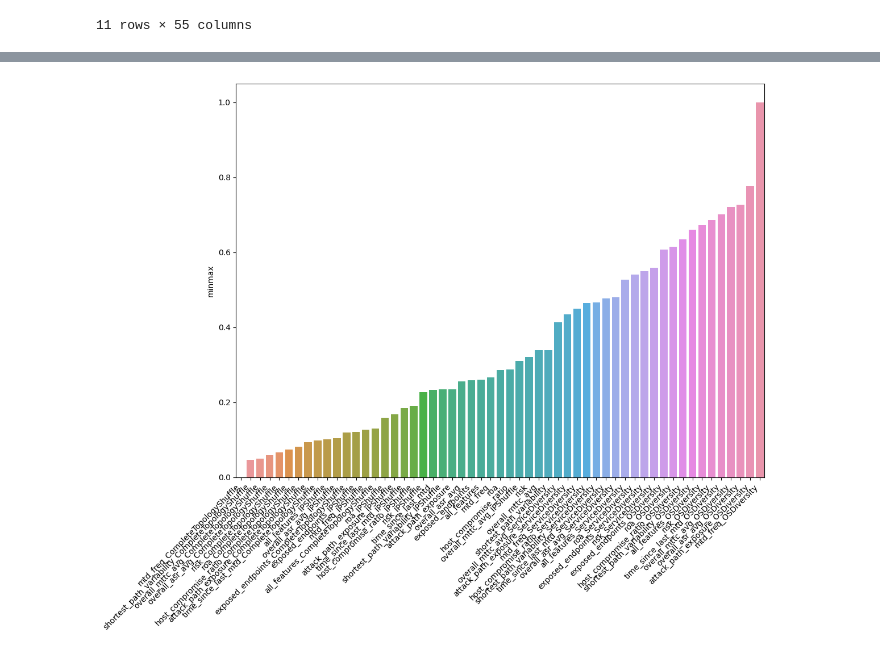
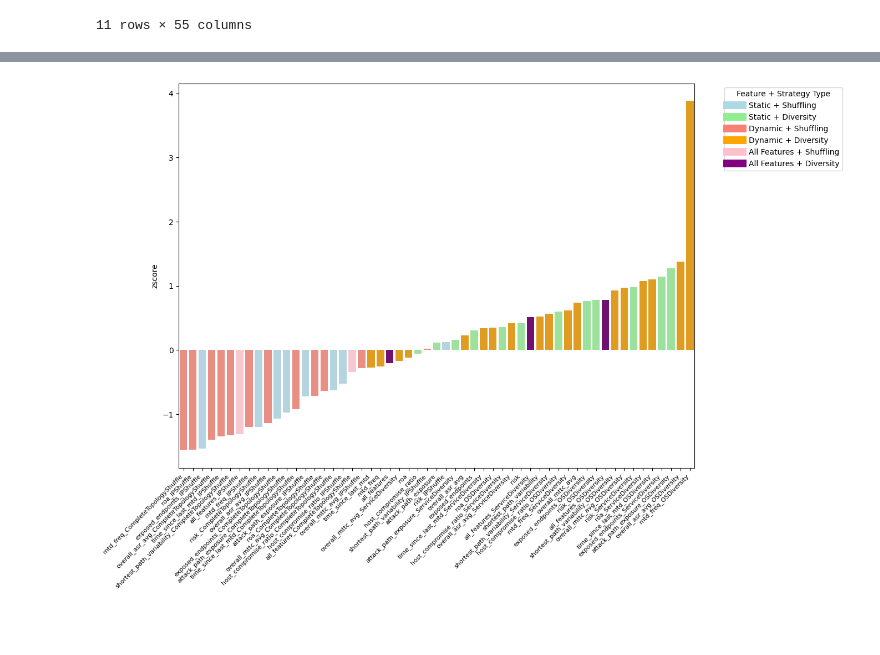
Before and after one commit to MoeBuTa/MTDSim, a Jupyter notebook: experiments/final_plots.ipynb, the cells around one changed output, grey strips where cells are left out. Drawn from its saved outputs; the diff is of its cells as text; code cells hidden in the pictures; blank space fills up the shorter version.

Commit message:
graphs

```diff
--- a/experiments/final_plots.ipynb
+++ b/experiments/final_plots.ipynb
@@ -60,3 +60,8 @@ result_head_path = '/Users/williamho/Documents/GitHub/MTDSim'
 static_features = ["host_compromise_ratio", "exposed_endpoints", "attack_path_exposure",  "overall_asr_avg", "roa", "shortest_path_variability", "risk"]
 time_features = ["mtd_freq", "overall_mttc_avg", "time_since_last_mtd"]
 metrics = ["all_features"] + static_features + time_features
+# %%
+radar = RadarPlot("all_features",epsilon, start_time, finish_time, mtd_interval, network_size,total_nodes, new_network,  "other_scheme", trial, result_head_path)
+schemes_data = pd.DataFrame(radar.multiple_scaled_pipeline(["random", "alternative", "simultaneous"],run_trial = False)).T.drop(columns=['MEF', 'host_compromise_ratio','network_size', 'exposed_endpoints', "mtd_interval", 'shortest_path_variability'], axis = 1).T.to_dict()
+print(schemes_data)
+radar.plot_n_schemes(schemes_data)
@@ -115,4 +174,4 @@ chart.plot_n_schemes(data, weights=weights)
 # %%
-chart.normalized_chart("minmax")
+chart.normalized_chart("zscore")
 # %% [output]
-[figure, old version]
+[figure, new version]
```
Also changed, not shown: parts of 15 cells of this notebook, 30 other files.
